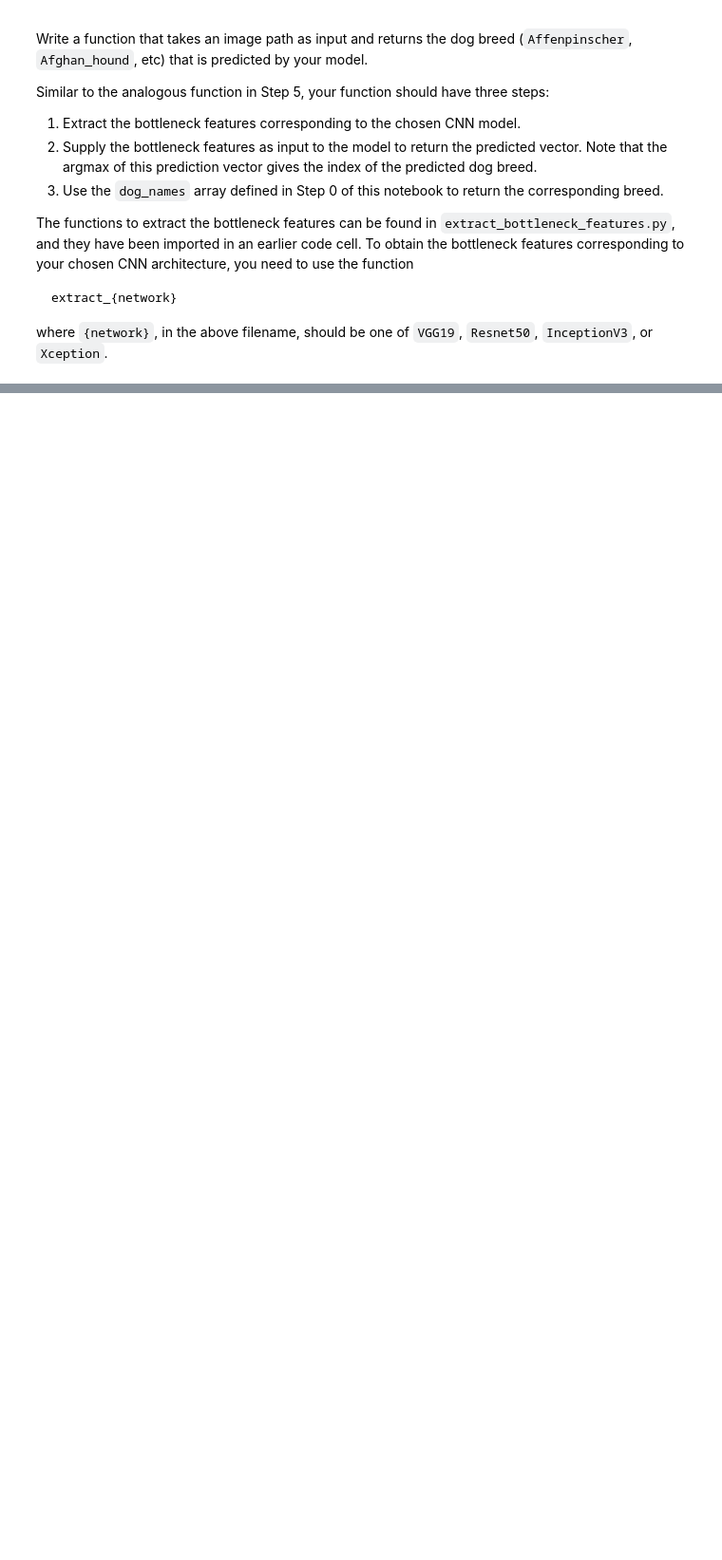
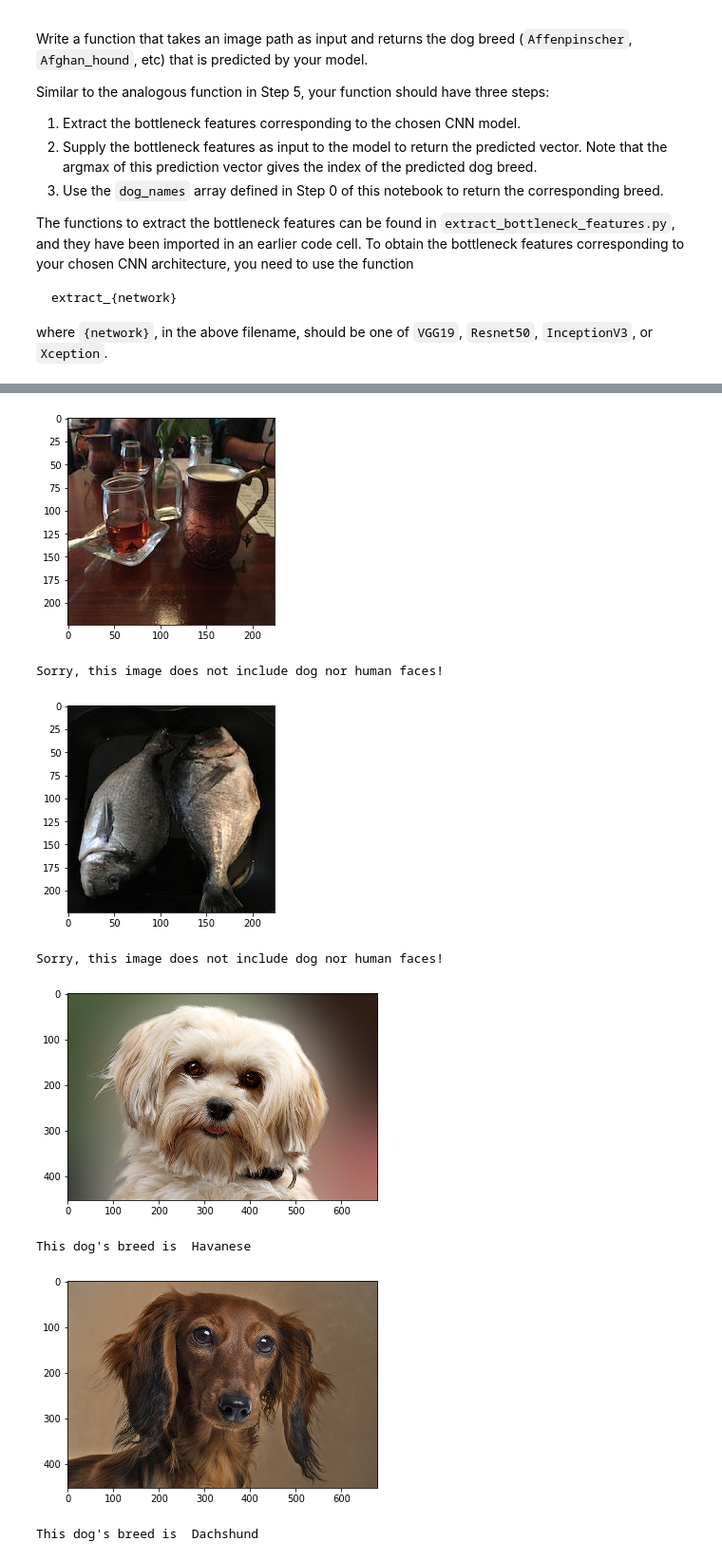
Before and after one commit to MarwaAbuEssa/dog-project, a Jupyter notebook: dog_app.ipynb, the cells around one changed output, grey strips where cells are left out. Shown: that part at 95% size. Cells and saved outputs as stored; diff of their text form; code cells hidden in the pictures; blank space fills up the shorter version.

```diff
--- a/dog_app.ipynb
+++ b/dog_app.ipynb
@@ -653,7 +653,7 @@ You are welcome to [augment the training data](https://blog.keras.io/building-po
 checkpointer = ModelCheckpoint(filepath='saved_models/weights.best.ResNet50.hdf5',
                                verbose=1, save_best_only=True)
 
-ResNet50_model.fit(train_ResNet50, train_targets,
+ResNet50_transfer_model.fit(train_ResNet50, train_targets,
           validation_data=(valid_ResNet50, valid_targets),
           epochs=20, batch_size=20, callbacks=[checkpointer], verbose=1)
 # %% [output]
@@ -680,7 +680,7 @@ Epoch 20/20
 # %%
 ### TODO: Load the model weights with the best validation loss.
 
-ResNet50_model.load_weights('saved_models/weights.best.ResNet50.hdf5')
+ResNet50_transfer_model.load_weights('saved_models/weights.best.ResNet50.hdf5')
 # %% [markdown]
 ### (IMPLEMENTATION) Test the Model
 
@@ -717,9 +717,9 @@ where `{network}`, in the above filename, should be one of `VGG19`, `Resnet50`,
 
 def ResNet50_predict_breed(img_path):
     # extract bottleneck features
-    bottleneck_feature = extract_ResNet50(path_to_tensor(img_path))
+    bottleneck_feature = extract_Resnet50(path_to_tensor(img_path))
     # obtain predicted vector
-    predicted_vector = ResNet50_model.predict(bottleneck_feature)
+    predicted_vector = ResNet50_transfer_model.predict(bottleneck_feature)
     # return dog breed that is predicted by the model
     return dog_names[np.argmax(predicted_vector)]
 # %% [markdown]
@@ -744,8 +744,17 @@ Some sample output for our algorithm is provided below, but feel free to design
 ### TODO: Write your algorithm.
 ### Feel free to use as many code cells as needed.
 
+# def dog_detector_transfer(img_path):
+#     img = extract_Resnet50(path_to_tensor(img_path))
+#     prediction = np.argmax(ResNet50_transfer_model.predict(img))
+#     return ((prediction <= 268) & (prediction >= 151))
+
+
 def dog_breed_detector(img_path):
-    ![](img_path)
+    img = cv2.imread(img_path)
+    img_rgb = cv2.cvtColor(img, cv2.COLOR_BGR2RGB)
+    plt.imshow(img_rgb)
+    plt.show()
 
     if dog_detector(img_path):
         print("This dog's breed is ", ResNet50_predict_breed(img_path))
@@ -773,4 +787,18 @@ __Answer:__
 # %%
 ## TODO: Execute your algorithm from Step 6 on
 ## at least 6 images on your computer.
 ## Feel free to use as many code cells as needed.
+
+import glob
+
+for filename in glob.glob('my_images/*'):
+    dog_breed_detector(filename)
+# %% [output]
+[figure, added]
+Sorry, this image does not include dog nor human faces!
+[figure, added]
+Sorry, this image does not include dog nor human faces!
+[figure, added]
+This dog's breed is  Havanese
+[figure, added]
+This dog's breed is  Dachshund
```
Also changed, not shown: parts of 6 cells of this notebook, 1 other file.
